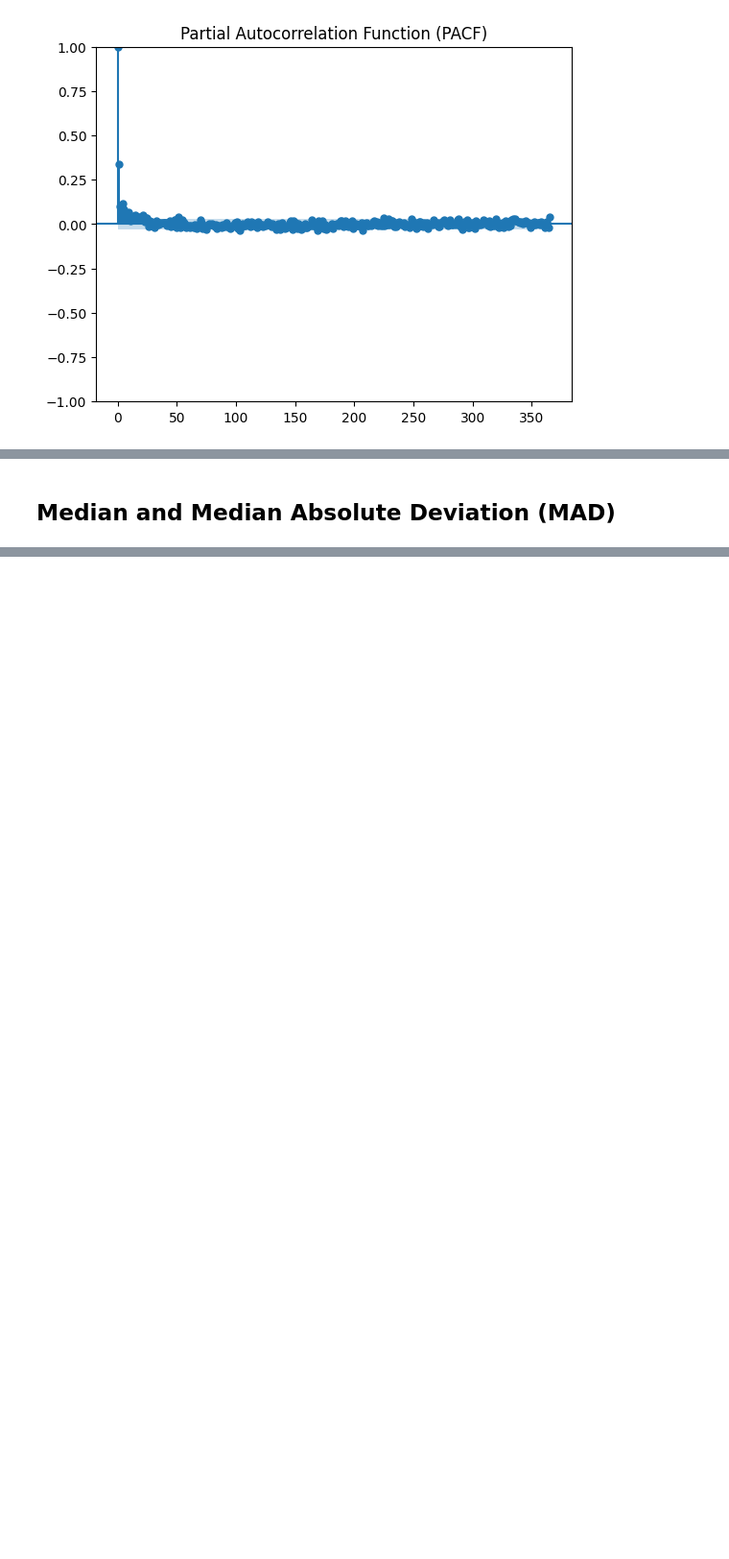
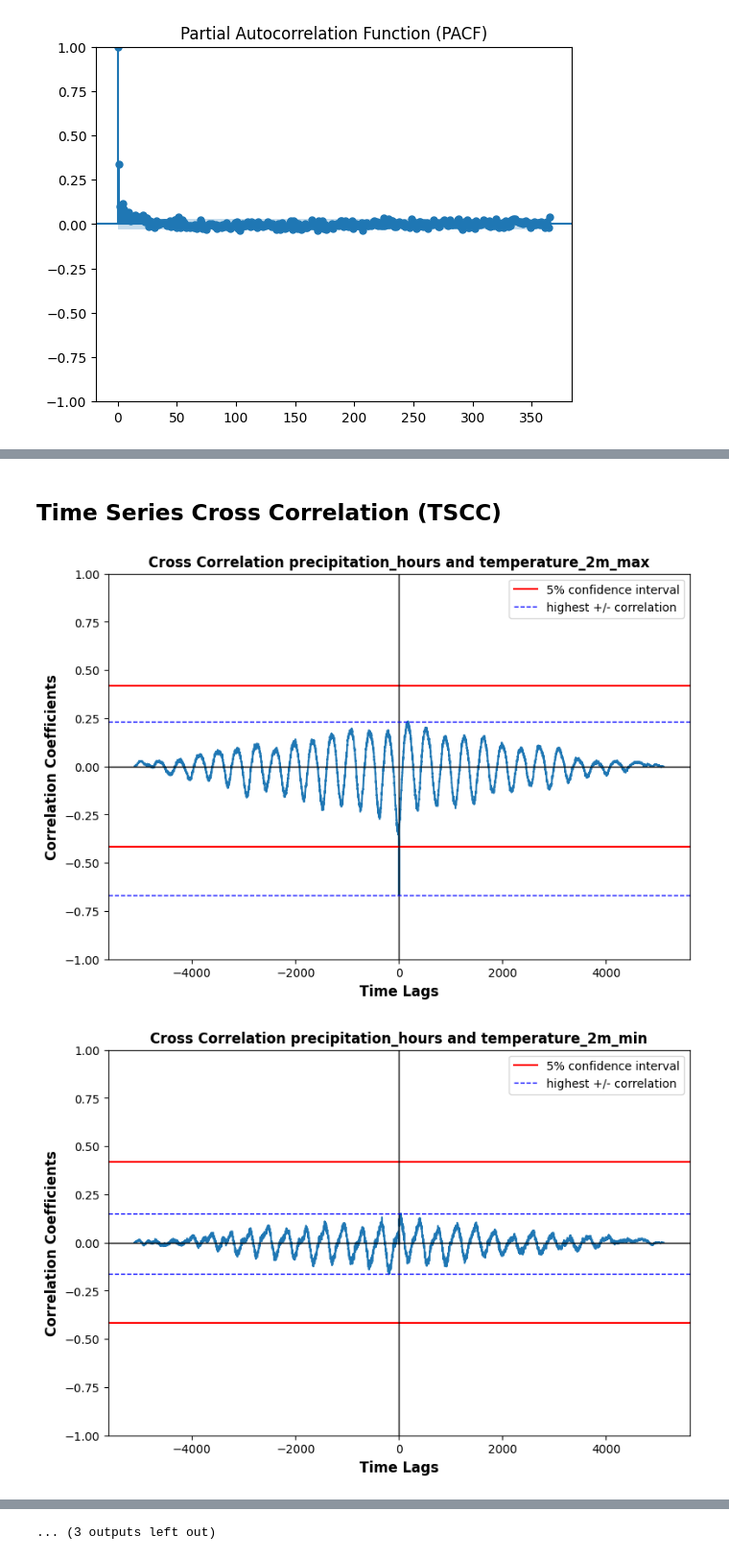
Before and after one commit to fahmiam2/weather-anomaly-detection, a Jupyter notebook: exploratory-data-analysis/notebooks/NB1_Initial_Exploration.ipynb, the cells around one changed output, grey strips where cells are left out. Shown at 96% size. Cells and saved outputs as stored; diff of their text form; code cells hidden in the pictures; blank space fills up the shorter version.

Commit message:
feat: perform perason and cross-correlation

```diff
--- a/exploratory-data-analysis/notebooks/NB1_Initial_Exploration.ipynb
+++ b/exploratory-data-analysis/notebooks/NB1_Initial_Exploration.ipynb
@@ -390,13 +483,13 @@ look-up table. The actual p-value is greater than the p-value returned.
 # %%
 # Plot ACF
 plt.figure(figsize=(10, 6))
-plot_acf(raw_df.set_index("date")["precipitation_sum"], lags=365)
+plot_acf(daily_raw_df.set_index("date")["precipitation_sum"], lags=365)
 plt.title('Autocorrelation Function (ACF)')
 plt.show()
 
 # Plot PACF
 plt.figure(figsize=(10, 6))
-plot_pacf(raw_df.set_index("date")["precipitation_sum"], lags=365)
+plot_pacf(daily_raw_df.set_index("date")["precipitation_sum"], lags=365)
 plt.title('Partial Autocorrelation Function (PACF)')
 plt.show()
 # %% [output]
@@ -537,2 +499,0 @@ plt.show()
-# %% [markdown]
-## Median and Median Absolute Deviation (MAD)
@@ -596,0 +500,2 @@ fig.show()
+# %% [markdown]
+## Time Series Cross Correlation (TSCC)
@@ -596,0 +504,37 @@ fig.show()
+# %%
+def ccf_values(series1, series2):
+    p = series1
+    q = series2
+    p = (p - np.mean(p)) / (np.std(p) * len(p))
+    q = (q - np.mean(q)) / (np.std(q))
+    c = np.correlate(p, q, 'full')
+    return c
+
+def ccf_plot(ccf, column1, column2, daily_raw_df):
+    lags = signal.correlation_lags(len(daily_raw_df[column1]), len(daily_raw_df[column2]))
+
+    fig, ax = plt.subplots(figsize=(9, 6))
+    ax.plot(lags, ccf)
+    ax.axhline(-2/np.sqrt(23), color='red', label='5% confidence interval')
+    ax.axhline(2/np.sqrt(23), color='red')
+    ax.axvline(x=0, color='black', lw=1)
+    ax.axhline(y=0, color='black', lw=1)
+    ax.axhline(y=np.max(ccf), color='blue', lw=1, linestyle='--', label='highest +/- correlation')
+    ax.axhline(y=np.min(ccf), color='blue', lw=1, linestyle='--')
+    ax.set(ylim=[-1, 1])
+    ax.set_title(f'Cross Correlation {column1} and {column2}', weight='bold', fontsize=12)
+    ax.set_ylabel('Correlation Coefficients', weight='bold', fontsize=12)
+    ax.set_xlabel('Time Lags', weight='bold', fontsize=12)
+    plt.legend()
+    plt.show()
+# %%
+
+# List of columns to compute cross-correlation against 'precipitation_hours'
+columns_to_compare = df_corr.columns.drop('precipitation_hours')
+
+for col in columns_to_compare:
+    ccf = ccf_values(df_corr['precipitation_hours'], df_corr[col])
+    ccf_plot(ccf, 'precipitation_hours', col, df_corr)
+# %% [output]
+[figure, added]
+[figure, added]
@@ -596,0 +551 @@ fig.show()
+... (3 outputs left out)
```
Also changed, not shown: parts of 45 cells of this notebook.
